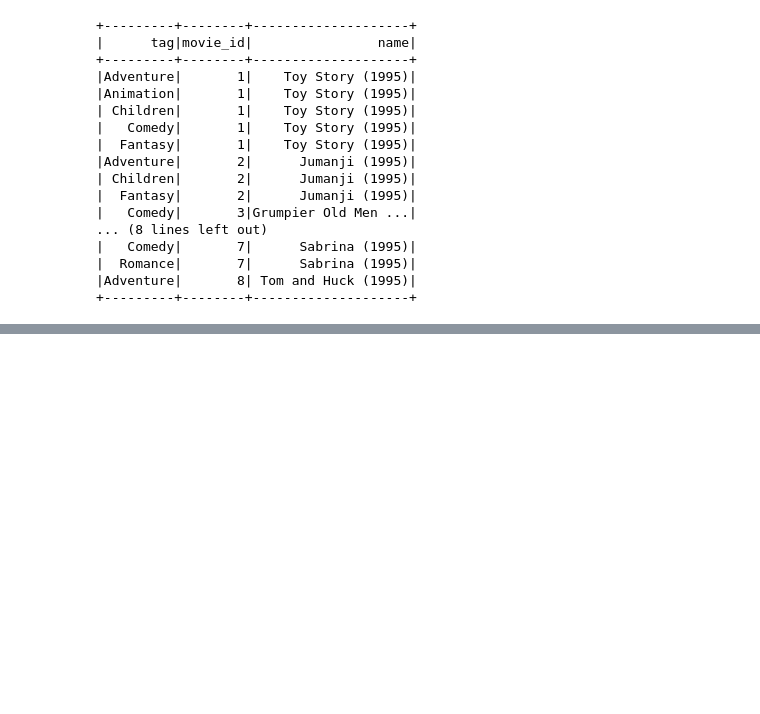
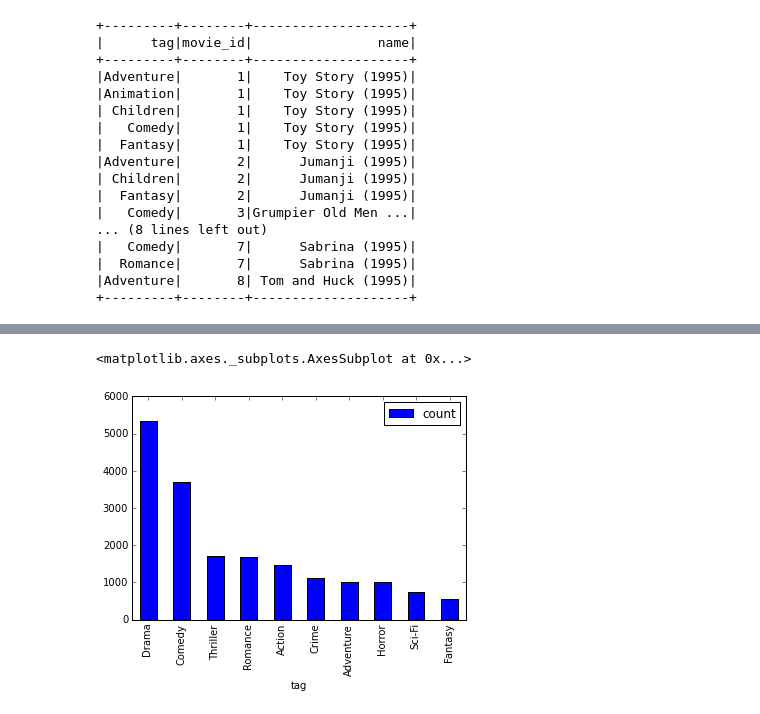
Before and after one commit to rustyrazorblade/spark-training, a Jupyter notebook: exercises-solutions.ipynb, the cells around one changed output, grey strips where cells are left out. Drawn from its saved outputs; the diff is of its cells as text; code cells hidden in the pictures; blank space fills up the shorter version.

Commit message:
solutions for tag counts graph

```diff
--- a/exercises-solutions.ipynb
+++ b/exercises-solutions.ipynb
@@ -277,3 +277,7 @@ movies_by_tag.show()
 |  Romance|       7|      Sabrina (1995)|
 |Adventure|       8| Tom and Huck (1995)|
 +---------+--------+--------------------+
+# %%
+top_tags = movies.select(explode(movies.tags).alias("tag")).\
+                  groupBy("tag").count().\
+                  orderBy("count", ascending=False).limit(10)
@@ -279,0 +286,4 @@ movies_by_tag.show()
+# %%
+tags = top_tags.toPandas()
+# %%
+tags.set_index("tag")
@@ -279,0 +303,5 @@ movies_by_tag.show()
+# %%
+tags.set_index("tag").plot(kind='bar')
+# %% [output]
+<matplotlib.axes._subplots.AxesSubplot at 0x...>
+[figure, added]
```
Also changed, not shown: parts of 2 cells of this notebook, 1 other file.
